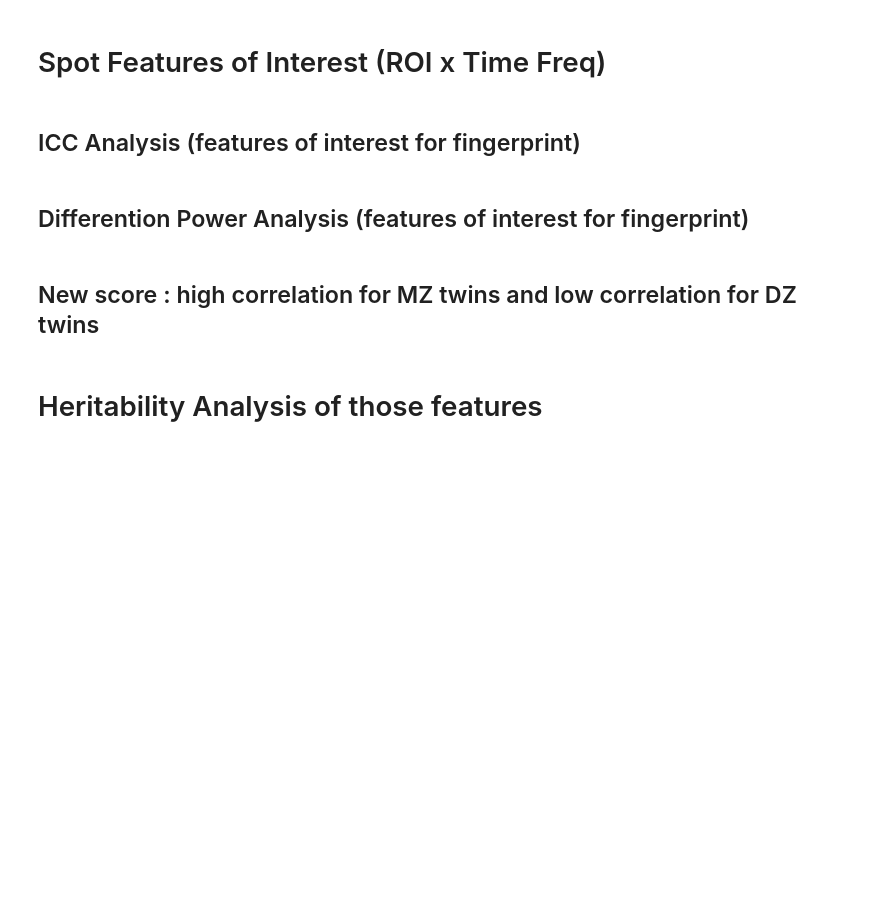
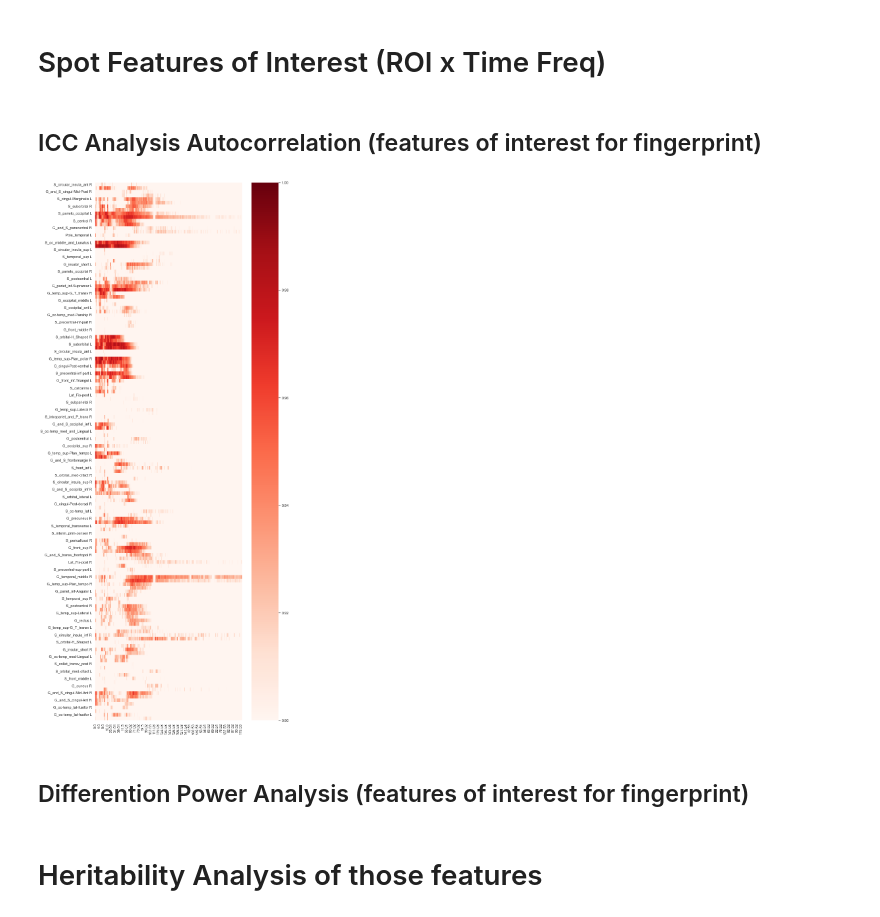
Before and after one commit to Epideixx/Fingerprints_Twins, a Jupyter notebook: PSD_processing.ipynb, the cells around one changed output. Saved outputs shown, nothing was run; the diff lists cells and outputs as text; code cells hidden in the pictures; blank space fills up the shorter version.

```diff
--- a/PSD_processing.ipynb
+++ b/PSD_processing.ipynb
@@ -779,4 +783,4 @@ Text(0, 0.5, 'Correlation')
 # %% [markdown]
 # Spot Features of Interest (ROI x Time Freq)
 # %% [markdown]
-## ICC Analysis (features of interest for fingerprint)
+## ICC Analysis Autocorrelation (features of interest for fingerprint)
@@ -798,27 +816,12 @@ for feature in tqdm(record_1.columns, total = len(record_1.columns)):
-# %%
-icc = np.zeros(zscore_1.shape[1])
-
-n_subs = 89 # Change here to get number of participants!
-n_feats = int(148*300)
-n_measurements = 3
-
-n = n_subs
-k = n_measurements
-df_b = n-1
-df_w = n*(k-1)
-
-for feature in tqdm(record_1.columns, total = len(record_1.columns)):
-    x_w_mean = x.mean(axis = 1)
-    x_g_mean = x.mean()
-    ss_t = ((x - x_g_mean) ** 2).sum()
-    ss_w = ((x - np.expand_dims(x_w_mean, axis = 1)) ** 2).sum()
-    ss_b = ss_t - ss_w
-    ms_b = ss_b / df_b
-    ms_w = ss_w / df_w
-    icc[feature] = (ms_b - ms_w) / (ms_b + ((k-1)*ms_w))
+# %%
+icc = np.reshape(icc, (len(list_ROI),-1))
+icc = pd.DataFrame(icc, columns=freqs, index=list_ROI)
+plt.subplots(figsize = (10, 30))
+sns.heatmap(icc, cmap='Reds', vmin=0.9, vmax=1)
+plt.show()
+# %% [output]
+[figure, added]
 # %% [markdown]
 ## Differention Power Analysis (features of interest for fingerprint)
-# %% [markdown]
-## New score : high correlation for MZ twins and low correlation for DZ twins
 # %% [markdown]
 # Heritability Analysis of those features
```
Also changed, not shown: parts of 40 cells of this notebook.
